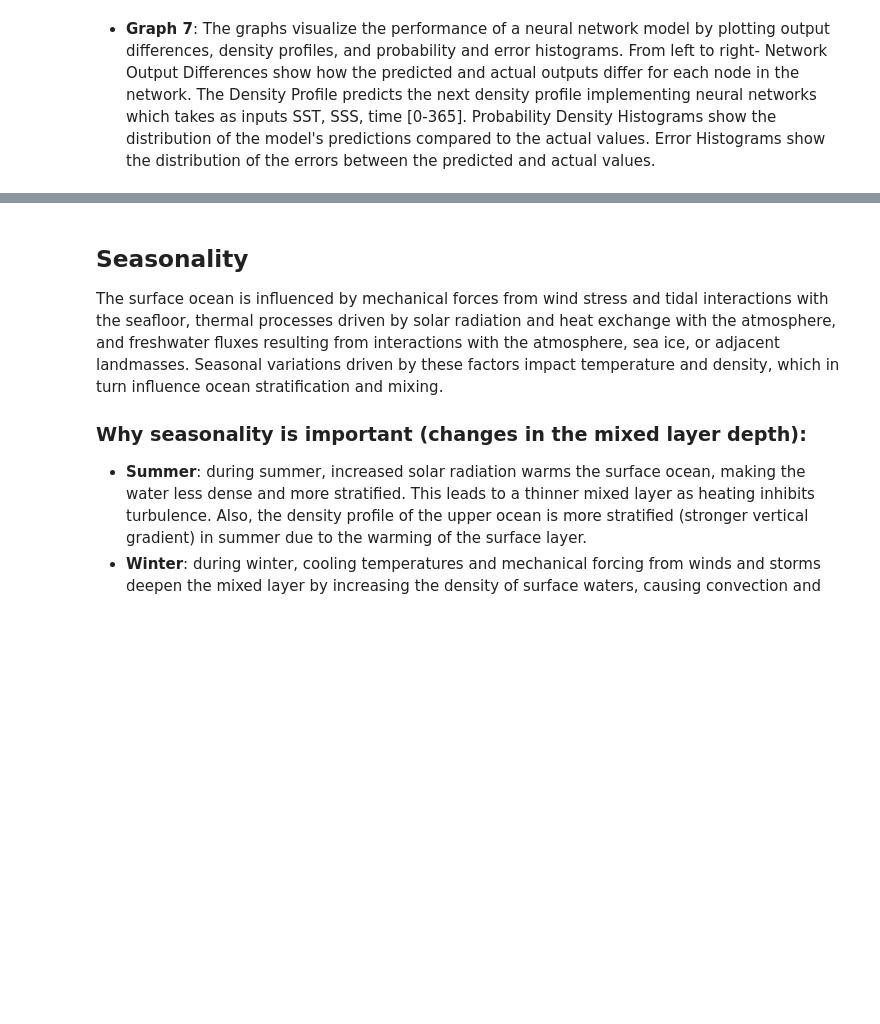
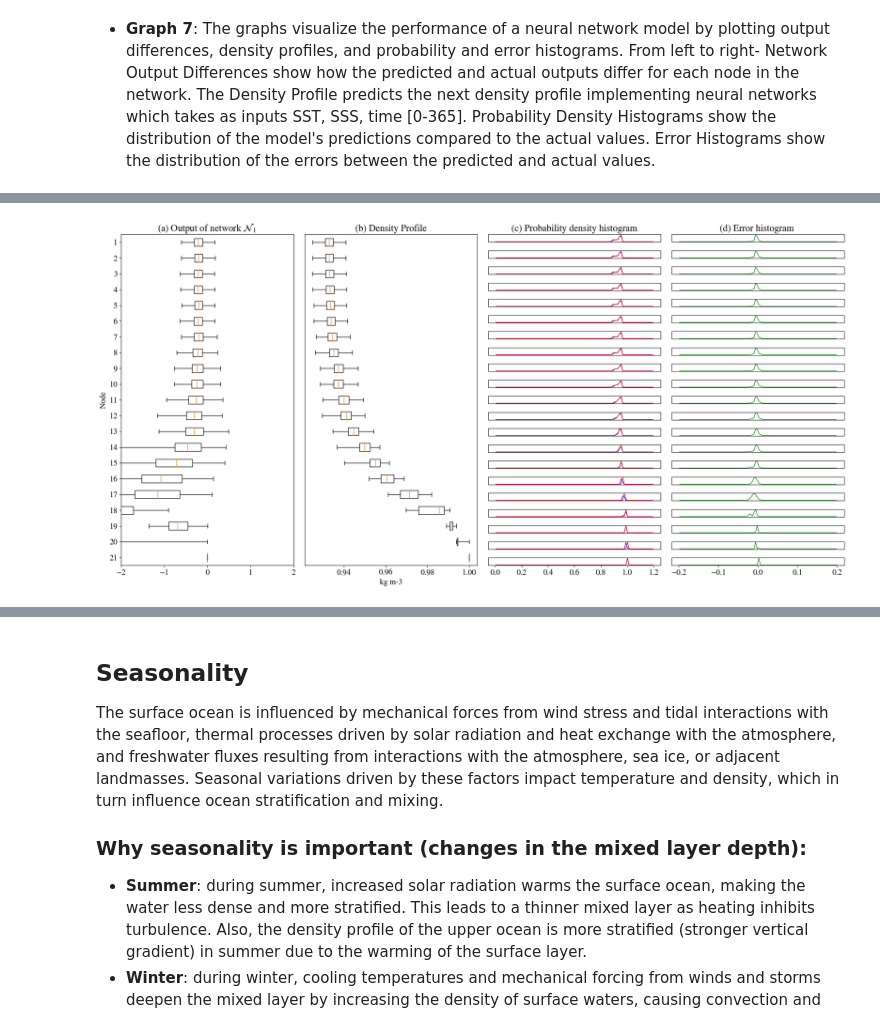
Before and after one commit to skortchmark9/Climate_ML, a Jupyter notebook: Project_2/main.ipynb, the cells around one changed output, grey strips where cells are left out. Drawn from its saved outputs; the diff is of its cells as text; code cells hidden in the pictures; blank space fills up the shorter version.

```diff
--- a/Project_2/main.ipynb
+++ b/Project_2/main.ipynb
@@ -265,0 +317,29 @@ performance_sigma_point(
+# %%
+# Training with the best hyperparameters!
+
+epochs, k_points, lr = 5000, 21, 0.001
+in_nod, hid_nod, o_nod = 3, 64, 21
+
+torch.manual_seed(10)
+
+k_mean_c = torch.tensor(k_mean).float().to(device)
+k_std_c = torch.tensor(k_std).float().to(device)
+
+model = learnKappa_layers(in_nod, hid_nod, o_nod)
+model = model.to(device)
+model, loss_array = modeltrain_loss(
+    in_nod,
+    hid_nod,
+    o_nod,
+    lr,
+    epochs,
+    x,
+    y,
+    valid_x,
+    valid_y,
+    model,
+    device,
+    k_mean_c,
+    k_std_c,
+    patience=1000,
+)
@@ -265,0 +348,4 @@ performance_sigma_point(
+# %%
+performance_sigma_point(model, x, valid_x, y, valid_y, k_mean, k_std, maxes)
+# %% [output]
+[figure, added]
```
Also changed, not shown: parts of 26 cells of this notebook, 1 other file.
